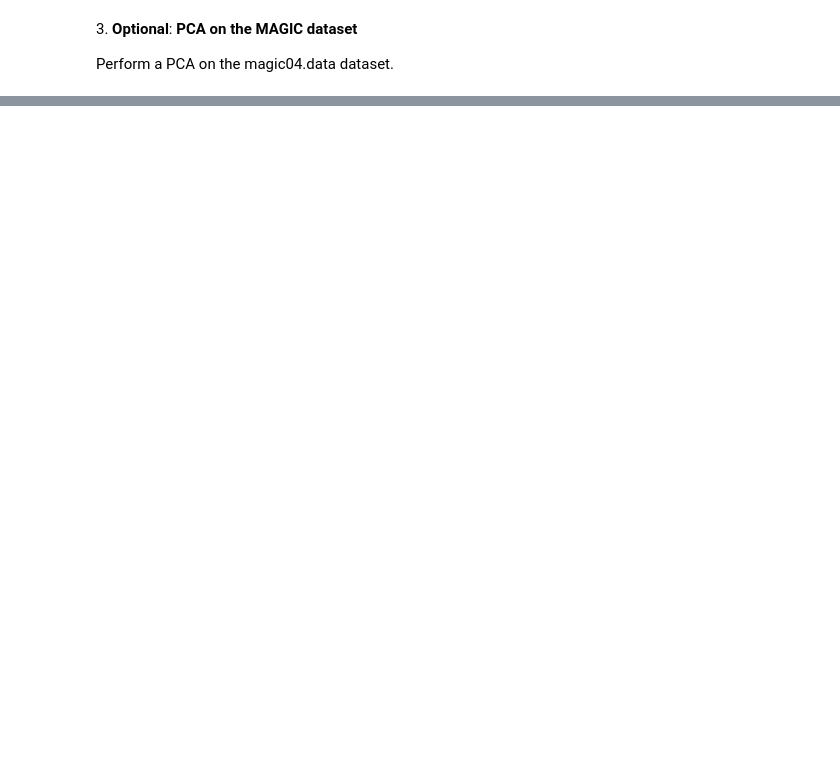
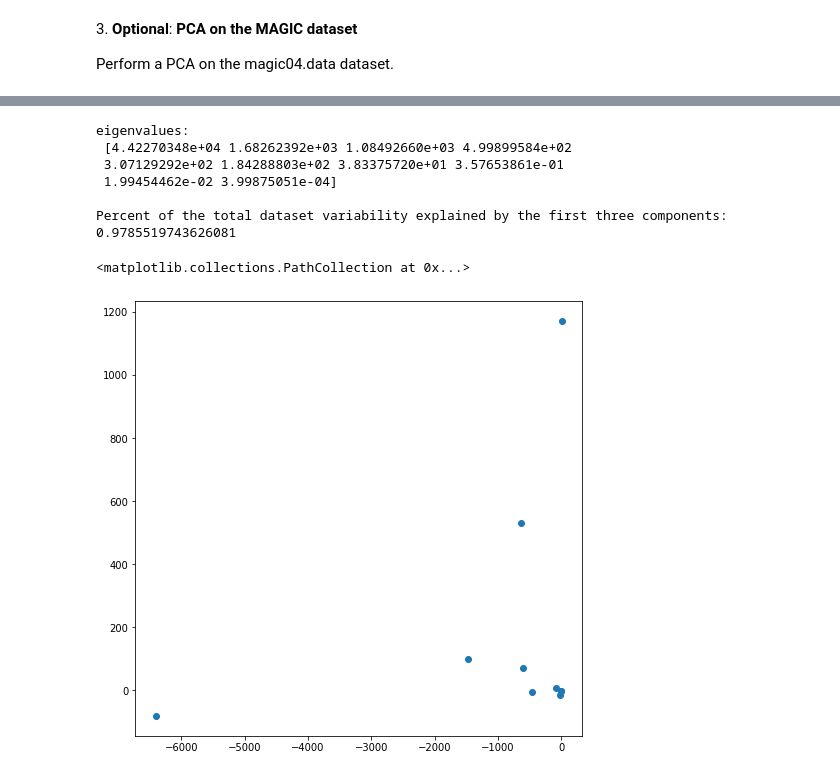
Before and after one commit to rubenzatini/ScientificComputingWithPython2022, a Jupyter notebook: 08ex_algebra.ipynb, the cells around one changed output, grey strips where cells are left out. Saved outputs shown, nothing was run; the diff lists cells and outputs as text; code cells hidden in the pictures; blank space fills up the shorter version.

```diff
--- a/08ex_algebra.ipynb
+++ b/08ex_algebra.ipynb
@@ -130,3 +177,11 @@ Perform a PCA on the magic04.data dataset.
 # get the dataset and its description on the proper data directory
 #!wget https://archive.ics.uci.edu/ml/machine-learning-databases/magic/magic04.data -P data/
 #!wget https://archive.ics.uci.edu/ml/machine-learning-databases/magic/magic04.names -P data/
+# %%
+import pandas as pd
+
+# Put the content of the file inside a pandas Dataframe
+#(I used the indices as was done in lecture 06)
+file_name = "data/magic04.data"
+data = pd.read_csv(file_name, nrows=1000, names=['fLength', 'fWidth', 'fSize', 'fConc', 'fConc1', 'fAsym', 'fM3Long', 'fM3Trans', 'fAlpha', 'fDist', 'category'])
+data
@@ -132,0 +202,37 @@ Perform a PCA on the magic04.data dataset.
+# %%
+# Convert pandas Dataframe into a numpy array
+data = data.iloc[:, :-1]
+DATA = data.to_numpy()
+
+# Compute eigenvalues/eigenvectors of DATA using SVD
+Ud, Sd, Vdt = np.linalg.svd(DATA)
+# Rescale the SVD spectrum to get the eigenvalues
+ld = Sd**2 / (len(DATA)-1)
+# The matrix Un already contains the eigenvectors
+Vd = Ud
+
+# Eigenvector and eigenvaluse
+#print("Eigenvectors: \n", Vd)
+print("eigenvalues:\n", ld)
+
+# See the loss (%) in variability in retaining only the first three components
+print("""\nPercent of the total dataset variability explained by the first three components: """,
+      ld[0:3].sum()/ld.sum())
+
+
+# rotate the dataset accordingly to the new base
+Xdp = np.dot(Vd.T, DATA)
+
+# plot the dataset, just the first two components
+plt.figure(figsize=(8, 8))
+plt.scatter(Xdp[0,:], Xdp[1,:], alpha=1)
+#plt.axis([-15,15,-15,15])
+# %% [output]
+eigenvalues:
+ [4.42270348e+04 1.68262392e+03 1.08492660e+03 4.99899584e+02
+ 3.07129292e+02 1.84288803e+02 3.83375720e+01 3.57653861e-01
+ 1.99454462e-02 3.99875051e-04]
+
+Percent of the total dataset variability explained by the first three components:  0.9785519743626081
+<matplotlib.collections.PathCollection at 0x...>
+[figure, added]
```
Also changed, not shown: parts of 3 cells of this notebook, 3 other files.
